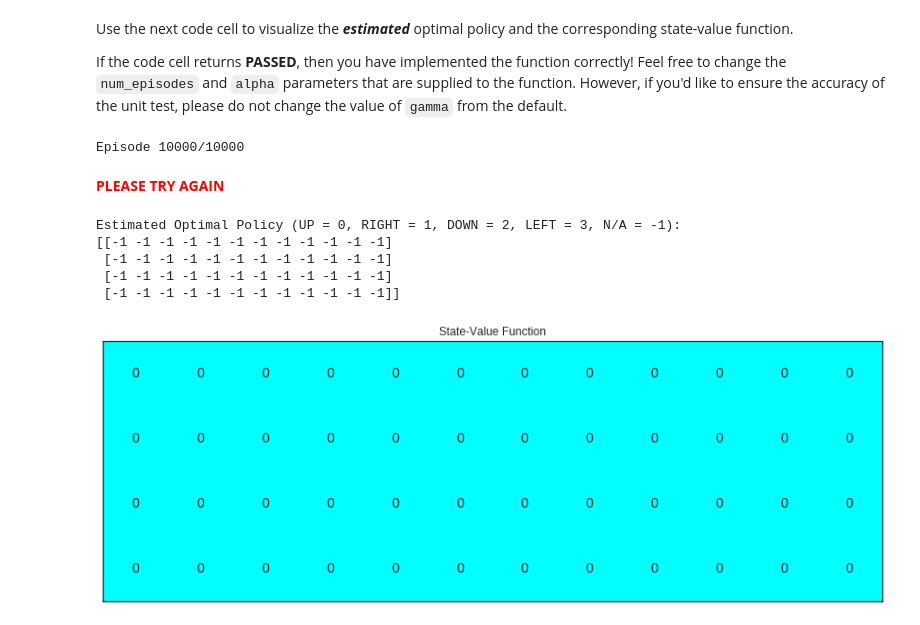
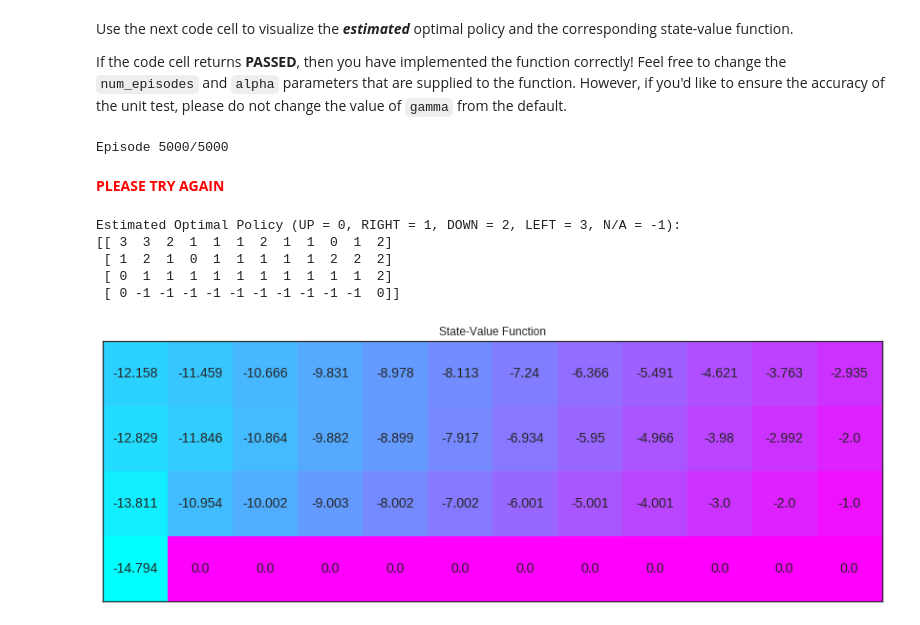
Before and after one commit to bhattsachin/deep-reinforcement-learning, a Jupyter notebook: temporal-difference/Temporal_Difference.ipynb, the cells around one changed output. Saved outputs shown, nothing was run; the diff lists cells and outputs as text; code cells hidden in the pictures.

Commit message:
expected sarsa Ran gridwalk on expected sarsa.
Pending: error rate vs episodes for three algorithms. Is expected sarsa a hybrid between on and off policy methods?

```diff
--- a/temporal-difference/Temporal_Difference.ipynb
+++ b/temporal-difference/Temporal_Difference.ipynb
@@ -183,7 +183,7 @@ def q_learning(env, num_episodes, alpha, gamma=1.0):
     for i_episode in range(1, num_episodes+1):
         monitor(i_episode, num_episodes)
         state = env.reset()
-        epsilon = 1/num_episodes
+        epsilon = 1/i_episode
         while True:
             action = take_action(env, Q, state, epsilon)
             next_state, reward, done, info = env.step(action)
@@ -251,25 +237,57 @@ def expected_sarsa(env, num_episodes, alpha, gamma=1.0):
+# %%
+def weights(Q_state, epsilon):
+    '''
+    In case of greedy epsilon policy, the max value
+    will have (1-epsilon)+average weight
+    '''
+    nA = len(Q_state)
+    weights = np.ones(nA)*epsilon/nA
+    g_action = np.argmax(Q_state)
+    weights[g_action] += 1-epsilon
+    return weights
+
+
+
+def expected_sarsa(env, num_episodes, alpha, gamma=1.0):
+    Q = defaultdict(lambda: np.zeros(env.nA))
+    for i_episode in range(1, num_episodes+1):
+        monitor(i_episode, num_episodes)
+        epsilon = 1/i_episode
+        state = env.reset()
+        while True:
+            action = take_action(env, Q, state, epsilon)
+            next_state, reward, done, meta = env.step(action)
+            x = Q[next_state]
+            w = weights(Q[next_state], epsilon)
+            Q[state][action] += alpha*(reward + gamma*np.dot(x, w) - Q[state][action])
+            if done:
+                break
+            state = next_state
+
+
+    return Q
 # %% [markdown]
 Use the next code cell to visualize the **_estimated_** optimal policy and the corresponding state-value function.
 
 If the code cell returns **PASSED**, then you have implemented the function correctly!  Feel free to change the `num_episodes` and `alpha` parameters that are supplied to the function.  However, if you'd like to ensure the accuracy of the unit test, please do not change the value of `gamma` from the default.
 # %%
 # obtain the estimated optimal policy and corresponding action-value function
-Q_expsarsa = expected_sarsa(env, 10000, 1)
+Q_expsarsa = expected_sarsa(env, 5000, 0.01)
 
 # print the estimated optimal policy
 policy_expsarsa = np.array([np.argmax(Q_expsarsa[key]) if key in Q_expsarsa else -1 for key in np.arange(48)]).reshape(4,12)
 check_test.run_check('td_control_check', policy_expsarsa)
 print("\nEstimated Optimal Policy (UP = 0, RIGHT = 1, DOWN = 2, LEFT = 3, N/A = -1):")
 print(policy_expsarsa)
 
 # plot the estimated optimal state-value function
 plot_values([np.max(Q_expsarsa[key]) if key in Q_expsarsa else 0 for key in np.arange(48)])
 # %% [output]
-Episode 10000/10000
+Episode 5000/5000
 **<span style="color: red;">PLEASE TRY AGAIN</span>**
 Estimated Optimal Policy (UP = 0, RIGHT = 1, DOWN = 2, LEFT = 3, N/A = -1):
-[[-1 -1 -1 -1 -1 -1 -1 -1 -1 -1 -1 -1]
- [-1 -1 -1 -1 -1 -1 -1 -1 -1 -1 -1 -1]
- [-1 -1 -1 -1 -1 -1 -1 -1 -1 -1 -1 -1]
- [-1 -1 -1 -1 -1 -1 -1 -1 -1 -1 -1 -1]]
+[[ 3  3  2  1  1  1  2  1  1  0  1  2]
+ [ 1  2  1  0  1  1  1  1  1  2  2  2]
+ [ 0  1  1  1  1  1  1  1  1  1  1  2]
+ [ 0 -1 -1 -1 -1 -1 -1 -1 -1 -1 -1  0]]
-[figure, old version]
+[figure, new version]
```
Also changed, not shown: parts of 3 cells of this notebook.
